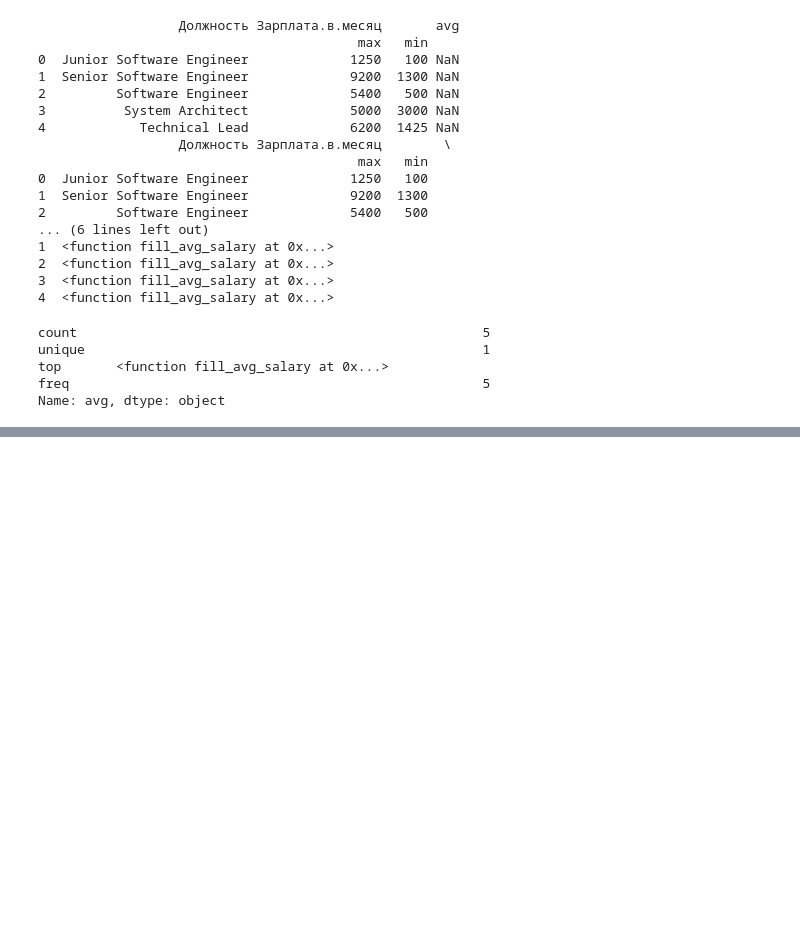
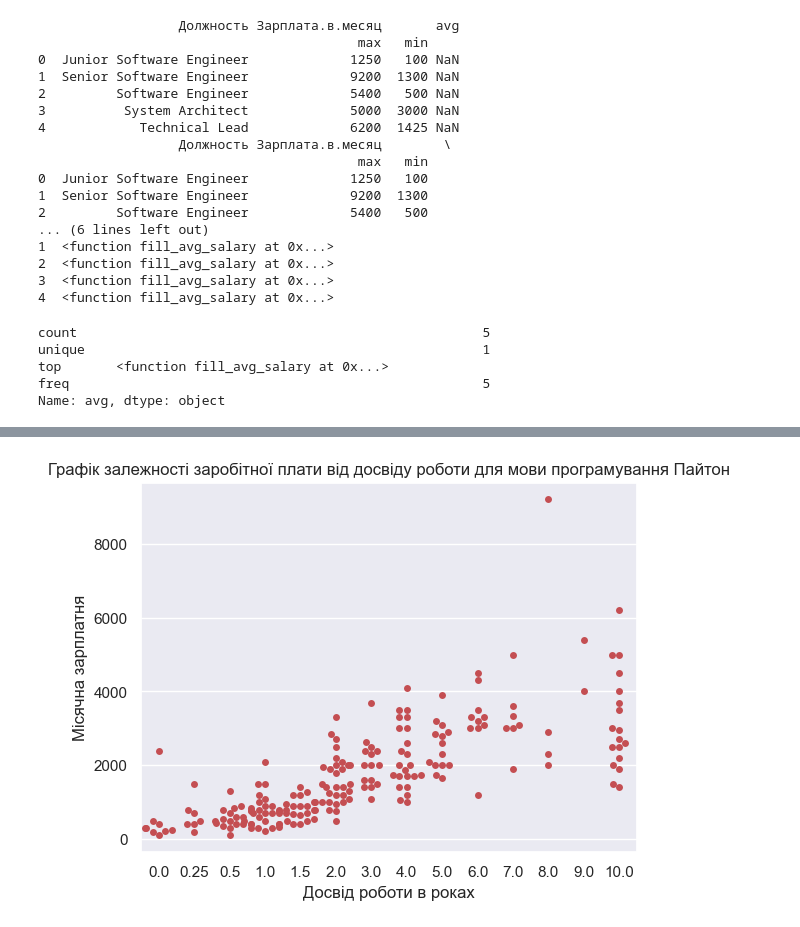
Before and after one commit to Hannakua/Module-2, a Jupyter notebook: Hw2.2.ipynb, the cells around one changed output, grey strips where cells are left out. Drawn from its saved outputs; the diff is of its cells as text; code cells hidden in the pictures; blank space fills up the shorter version.

```diff
--- a/Hw2.2.ipynb
+++ b/Hw2.2.ipynb
@@ -307,0 +320,11 @@ plt.show()
+# %%
+# Графік залежності заробітної плати від досвіду роботи для мови програмування Пайтон
+sns.swarmplot(x="exp", y="Зарплата.в.месяц", data=python_data, color="r")
+plt.title(
+    "Графік залежності заробітної плати від досвіду роботи для мови програмування Пайтон"
+)
+plt.xlabel("Досвід роботи в роках")
+plt.ylabel("Місячна зарплатня")
+plt.show()
+# %% [output]
+[figure, added]
```
Also changed, not shown: parts of 2 cells of this notebook, 1 other file.
